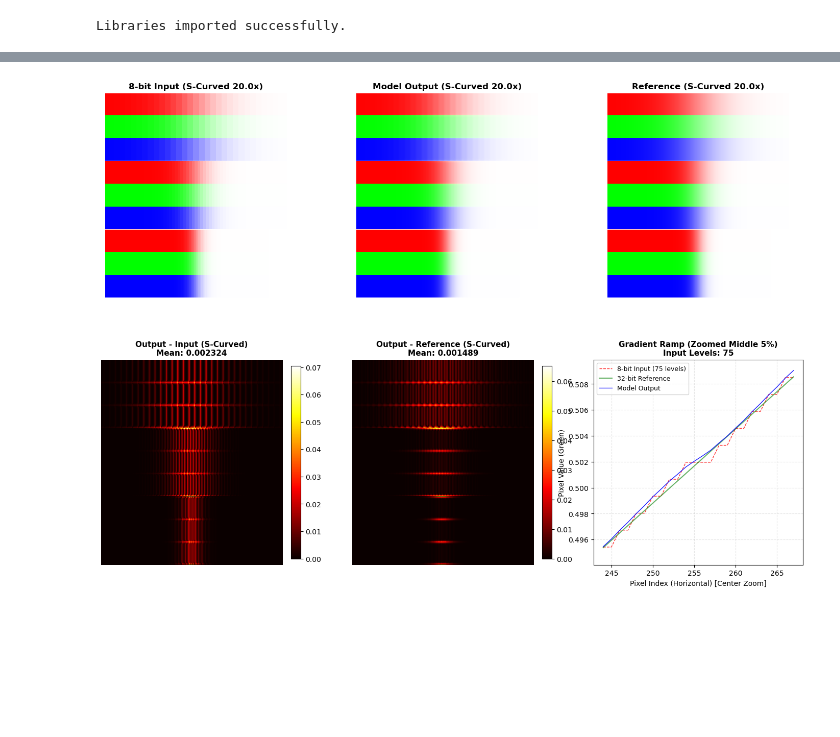
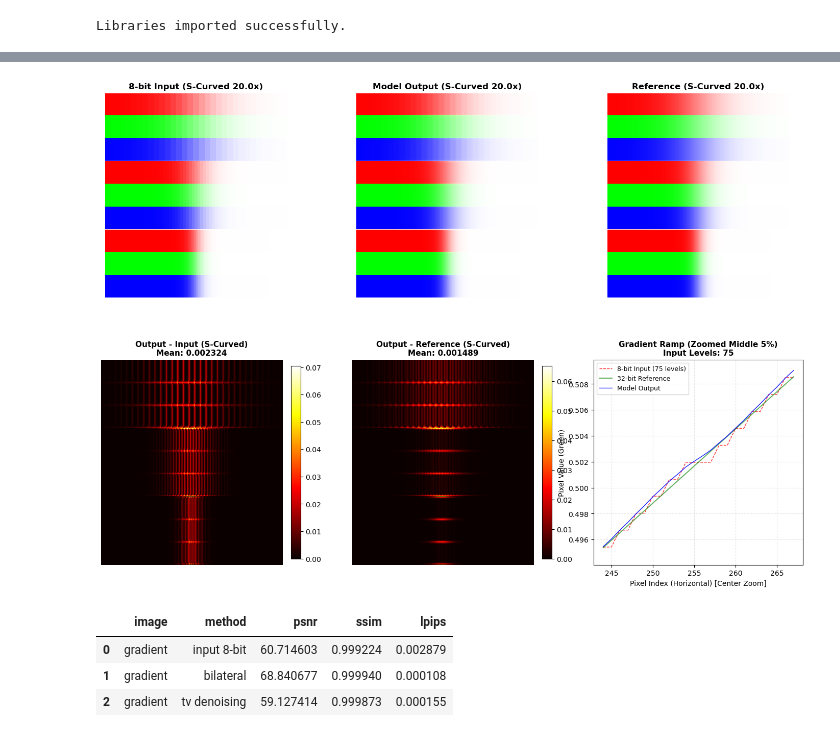
Before and after one commit to MikkelKappelPersson/LuminaFlux, a Jupyter notebook: luminaflux.ipynb, the cells around one changed output, grey strips where cells are left out. Saved outputs shown, nothing was run; the diff lists cells and outputs as text; code cells hidden in the pictures; blank space fills up the shorter version.

```diff
--- a/luminaflux.ipynb
+++ b/luminaflux.ipynb
@@ -53,33 +131,39 @@ Output shape: (3, 579, 512)
 # %%
 from skimage.restoration import denoise_tv_chambolle
 
 # Total Variation (TV) Denoising Implementation
 # TV denoising is an optimization approach that minimizes the total variation of the image.
 # It is excellent at removing small noise while preserving sharp edges.
 
 def apply_tv_bde(img: np.ndarray, weight: float = 0.1) -> np.ndarray:
     """
     Apply Total Variation (TV) denoising to a [3, H, W] float32 image.
     In scikit-image, weight controls the trade-off between smoothing and data fidelity.
     Higher weight = more smoothing.
     """
     # scikit-image expects [H, W, 3] for multi-channel TV denoising
     img_hwc = np.transpose(img, (1, 2, 0))
 
     # Apply TV Chambolle denoising
     denoised_hwc = denoise_tv_chambolle(img_hwc, weight=weight, channel_axis=-1)
 
     return np.transpose(denoised_hwc, (2, 0, 1))
 
 # 1. Run the TV denoising on our 8-bit quantized simulation
 # We use a relatively high weight to aggressively smooth the staircase artifacts
-grad_tv_output = apply_tv_bde(grad_8u_sim, weight=0.01)
+grad_tv_output = apply_tv_bde(grad_8u, weight=0.01)
+# 2. Visualize using our helper (strength=20.0 for comparison with Bilateral)
+visualize_bde_results(grad_8u, grad_tv_output, grad_32f, strength=20.0,
+                       titles=["INPUT (8-bit)", "OUTPUT (TV Denoising)", "TARGET (32-bit Ref)"])
 
-# 2. Visualize using our helper (strength=20.0 for comparison with Bilateral)
-visualize_bde_results(grad_8u_sim, grad_tv_output, grad_32f, strength=20.0,
-                       titles=["INPUT (8-bit)", "OUTPUT (TV Denoising)", "TARGET (32-bit Ref)"])
+metrics_df = add_metrics("gradient", "tv denoising", grad_tv_output, grad_32f)
+display(metrics_df)
 # %% [output]
 [figure]
+|  | image | method | psnr | ssim | lpips |
+| 0 | gradient | input 8-bit | 60.714603 | 0.999224 | 0.002879 |
+| 1 | gradient | bilateral | 68.840677 | 0.999940 | 0.000108 |
+| 2 | gradient | tv denoising | 59.127414 | 0.999873 | 0.000155 |
 # %%
 import pywt
 
```
Also changed, not shown: parts of 9 cells of this notebook, 6 other files.
